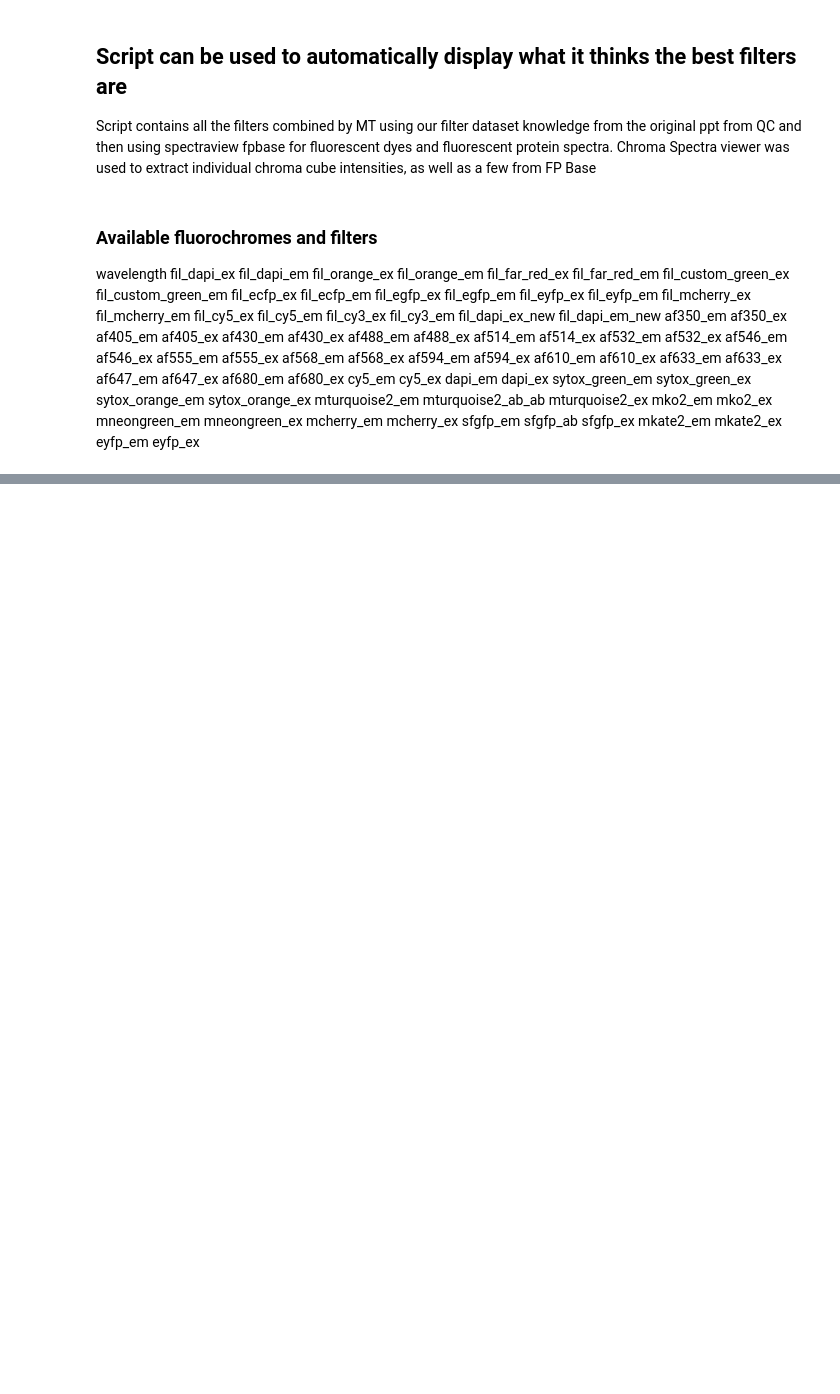
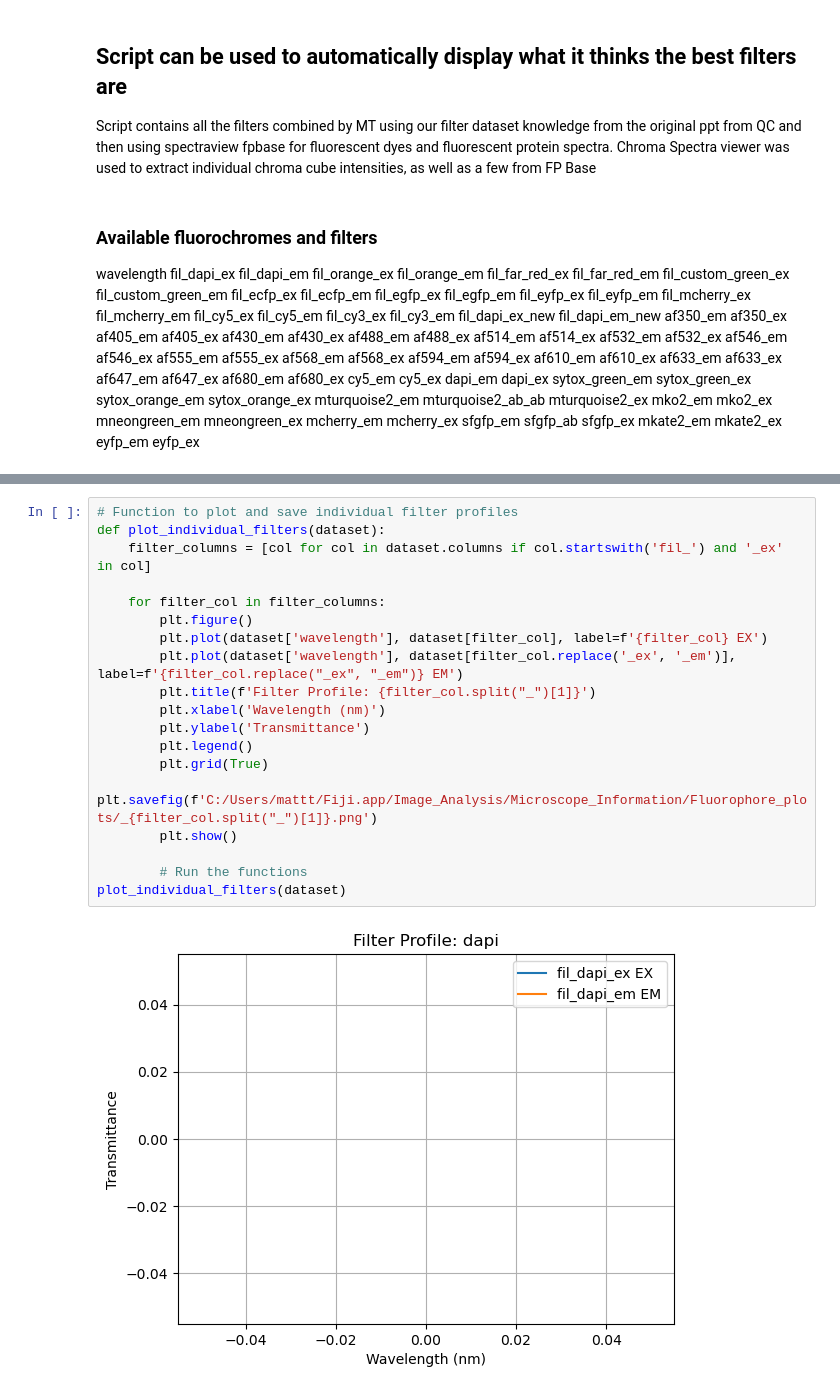
Before and after one commit to matttheodore/Image_Analysis, a Jupyter notebook: Microscope_Information/pick_and_plot-best_filters.ipynb, the cells around one changed output, grey strips where cells are left out. Drawn from its saved outputs; the diff is of its cells as text; blank space fills up the shorter version.

Commit message:
Commiting changes to Microscope Information Files
and may be some other commits from omnipose but shouldnt be much.

```diff
--- a/Microscope_Information/pick_and_plot-best_filters.ipynb
+++ b/Microscope_Information/pick_and_plot-best_filters.ipynb
@@ -167,0 +177,21 @@ plot_custom_filters_and_fluorophores(['far_red', 'custom_green'], ['af488', 'af5
+# %%
+# Function to plot and save individual filter profiles
+def plot_individual_filters(dataset):
+    filter_columns = [col for col in dataset.columns if col.startswith('fil_') and '_ex' in col]
+
+    for filter_col in filter_columns:
+        plt.figure()
+        plt.plot(dataset['wavelength'], dataset[filter_col], label=f'{filter_col} EX')
+        plt.plot(dataset['wavelength'], dataset[filter_col.replace('_ex', '_em')], label=f'{filter_col.replace("_ex", "_em")} EM')
+        plt.title(f'Filter Profile: {filter_col.split("_")[1]}')
+        plt.xlabel('Wavelength (nm)')
+        plt.ylabel('Transmittance')
+        plt.legend()
+        plt.grid(True)
+        plt.savefig(f'C:/Users/mattt/Fiji.app/Image_Analysis/Microscope_Information/Fluorophore_plots/_{filter_col.split("_")[1]}.png')
+        plt.show()
+
+        # Run the functions
+plot_individual_filters(dataset)
+# %% [output]
+[figure, added]
```
Also changed, not shown: parts of 6 cells of this notebook, 3 other files.
